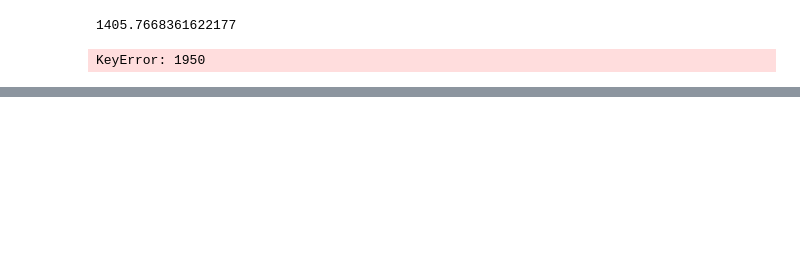
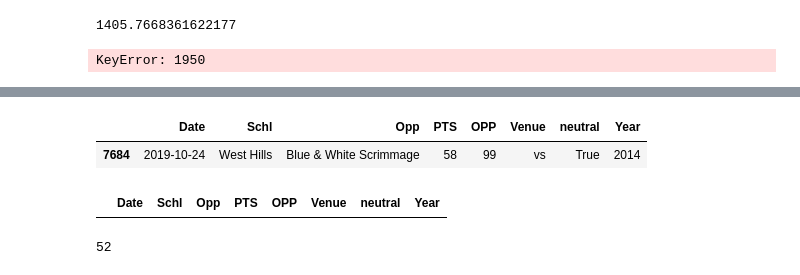
Before and after one commit to easella/ncaabelos, a Jupyter notebook: ncaab-for-free.ipynb, the cells around one changed output, grey strips where cells are left out. Cells and saved outputs as stored; diff of their text form; code cells hidden in the pictures; blank space fills up the shorter version.

Commit message:
Kaggle Notebook | ncaab for free | Version 1193

```diff
--- a/ncaab-for-free.ipynb
+++ b/ncaab-for-free.ipynb
@@ -2638,0 +2673,36 @@ df22
+# %%
+mf=['2012cccaascores.csv','2014cccaascores.csv','2019cccaascores.csv']
+arr=[]
+games=[]
+num=0
+r=requests.get("https://ontheroadtovote.com/ncaab/nond1scores/missingscores/cccaateams.json")
+teams=r.json()
+for file in mf:
+    url='https://ontheroadtovote.com/ncaab/nond1scores/missingscores/'+file
+    df=pd.read_csv(url)
+    df=df.astype({"Schl":"string",'Opp':"string"})
+    games=[]
+
+    for row in df.itertuples():
+        s=row.Schl
+        o=row.Opp
+        o=o.rstrip()
+        o=o.lstrip()
+        s=s.rstrip()
+        s=s.lstrip()
+        if s in teams:
+            s=teams[s]
+        if o in teams:
+            o=teams[o]
+        date=row.Date
+        date=date.strip()
+        name=date+o+s
+
+        name=name.strip()
+        if str(name) in str(games):
+            num+=1
+            m=1
+        else:
+            arr.append([row.Date,s,o,row.PTS,row.OPP,row.Venue,row.neutral,row.Year])
+        games.append(name)
+df=pd.DataFrame(arr,columns=['Date','Schl','Opp','PTS','OPP','Venue','neutral','Year'])
@@ -2638,0 +2735,16 @@ df22
+# %%
+df[df.Opp=='Blue & White Scrimmage']
+# %% [output]
+|  | Date | Schl | Opp | PTS | OPP | Venue | neutral | Year |
+| 7684 | 2019-10-24 | West Hills | Blue & White Scrimmage | 58 | 99 | vs | True | 2014 |
+# %%
+df=pd.DataFrame(arr,columns=['Date','Schl','Opp','PTS','OPP','Venue','neutral','Year'])
+yu=df[(df.Schl=='Barstow')|(df.Opp=='Barstow')]
+yu=yu[yu.Year==2012]
+yu
+# %% [output]
+|  | Date | Schl | Opp | PTS | OPP | Venue | neutral | Year |
+# %%
+len(yu)
+# %% [output]
+52
```
Also changed, not shown: parts of 8 cells of this notebook.
